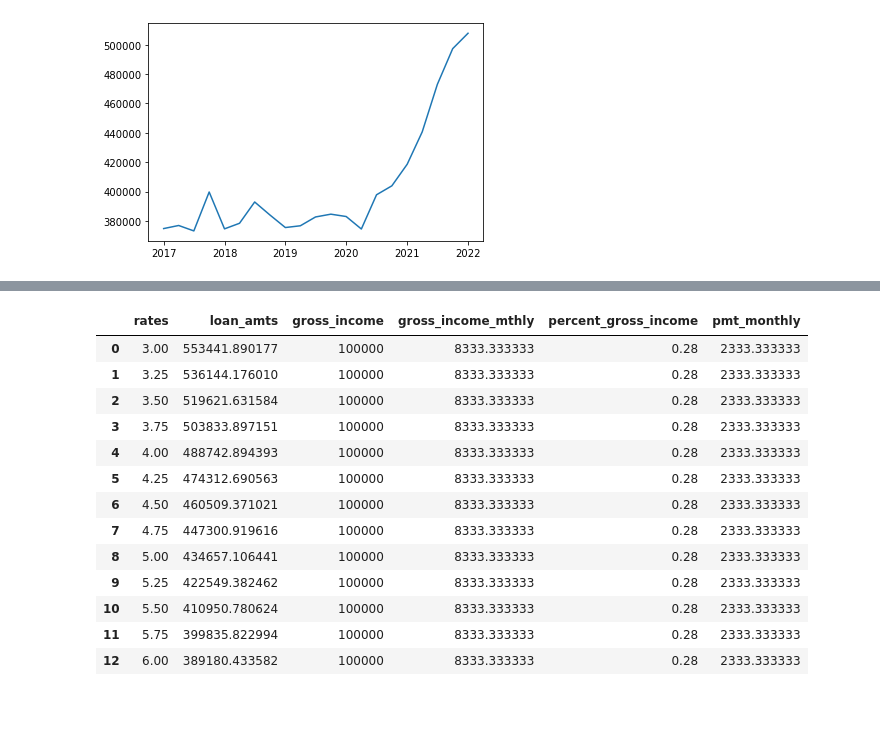
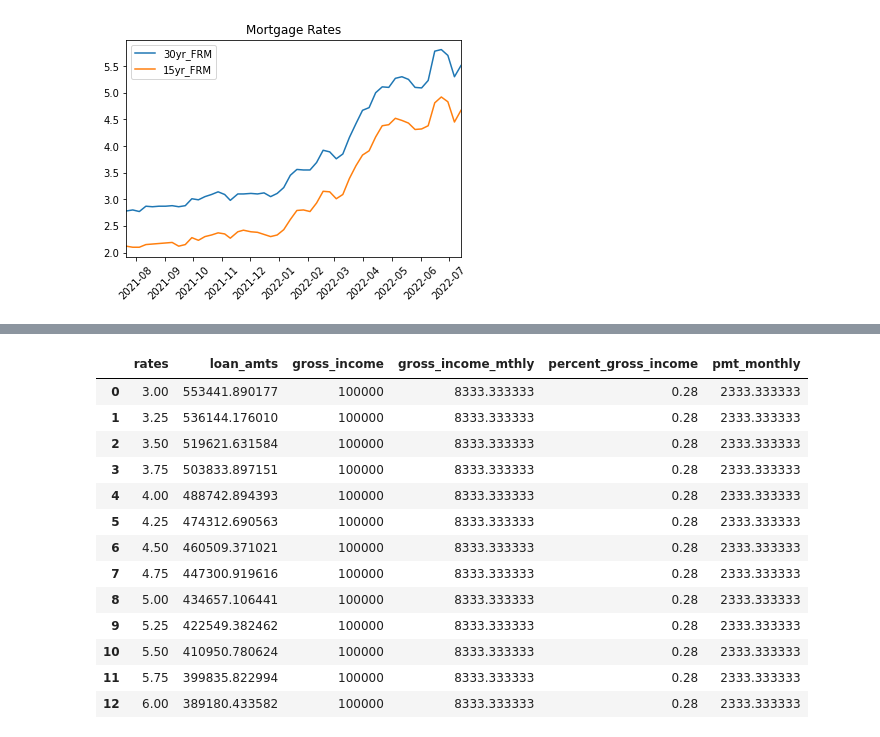
Before and after one commit to stumals/Loanpy, a Jupyter notebook: demo.ipynb, the cells around one changed output, grey strips where cells are left out. Cells and saved outputs as stored; diff of their text form; code cells hidden in the pictures; blank space fills up the shorter version.

Commit message:
updated econ_data docstrings, fixed loanpy plot bug, updated demo

```diff
--- a/demo.ipynb
+++ b/demo.ipynb
@@ -13,4 +6,6 @@ plt.plot(df_rates['30yr_FRM']);
-# %%
-plt.plot(df_prices);
-# %% [output]
-[figure, removed]
+# %%
+d = ed.EconData()
+d.mortgage_rates()
+d.plot_df(['30yr_FRM', '15yr_FRM'])
+# %% [output]
+[figure, added]
```
Also changed, not shown: parts of 5 cells of this notebook, 2 other files.
